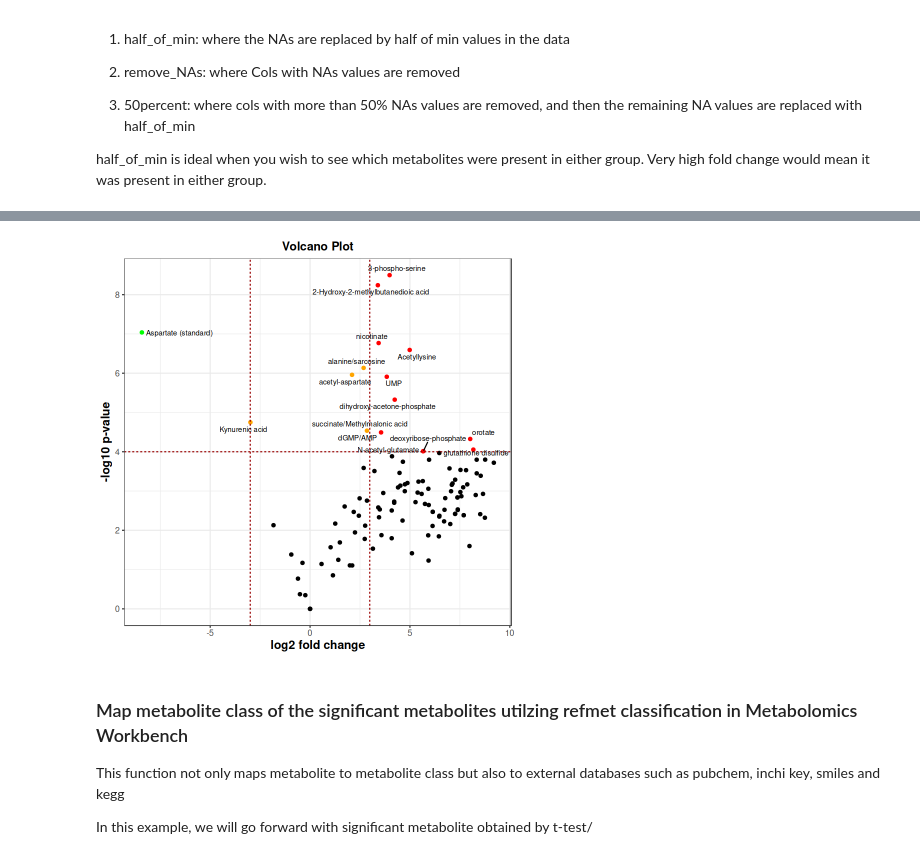
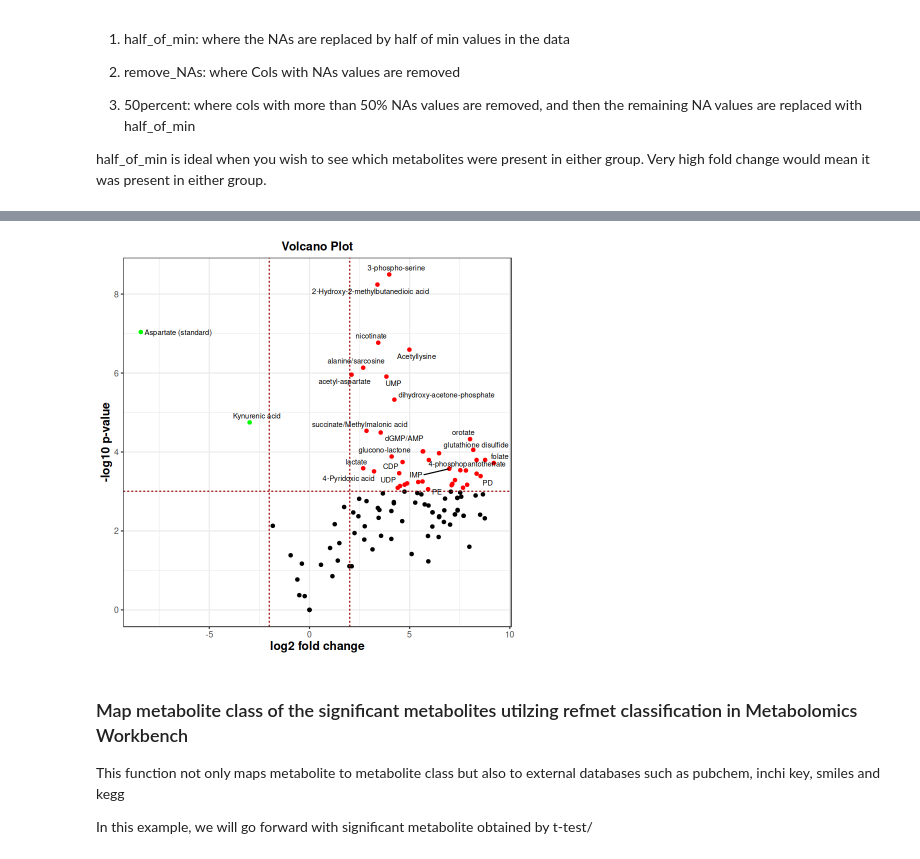
Before and after one commit to metabolomicsworkbench/MetENP, a Jupyter notebook: vignettes/MetENP_ST001985.ipynb, the cells around one changed output, grey strips where cells are left out. Cells and saved outputs as stored; diff of their text form; code cells hidden in the pictures.

```diff
--- a/vignettes/MetENP_ST001985.ipynb
+++ b/vignettes/MetENP_ST001985.ipynb
@@ -50,7 +50,8 @@ library(tictoc);
 #### If you do not wish to install, alternatively, download from github(https://github.com/metabolomicsworkbench/MetENP) and load libraries and functions
 #### Complete information for this study is at Metabolomics Workbench: https://www.metabolomicsworkbench.org/data/DRCCMetadata.php?Mode=Study&StudyID=ST001985&StudyType=MS&ResultType=1
 # %%
-data = getmwstudies('ST001985', 'data')
+study_id='ST001985';
+data = getmwstudies(study_id, 'data')
 head(data)
 # %% [output]
 A tibble: 6 × 77
@@ -138,3 +156,3 @@ sig_metabolites = stats_metabolites[which(stats_metabolites[,"pval"] <= 0.0001&a
 # %%
-plot_volcano(stats_metabolites, thres_pval= 0.0001,thres_log2foldchange = 3.0, TRUE)
+plot_volcano(stats_metabolites, thres_pval= 0.001,thres_log2foldchange = 2.0, TRUE)
 # %% [output]
@@ -141,4 +161,4 @@ plot_volcano(stats_metabolites, thres_pval= 0.0001,thres_log2foldchange = 3.0, T
-[figure, old version]
+[figure, new version]
 # %% [markdown]
 ### Map metabolite class of the significant metabolites utilzing refmet classification in Metabolomics Workbench
 This function not only maps metabolite to metabolite class but also to external databases such as pubchem, inchi key, smiles and kegg
```
Also changed, not shown: parts of 23 cells of this notebook, 12 other files.
